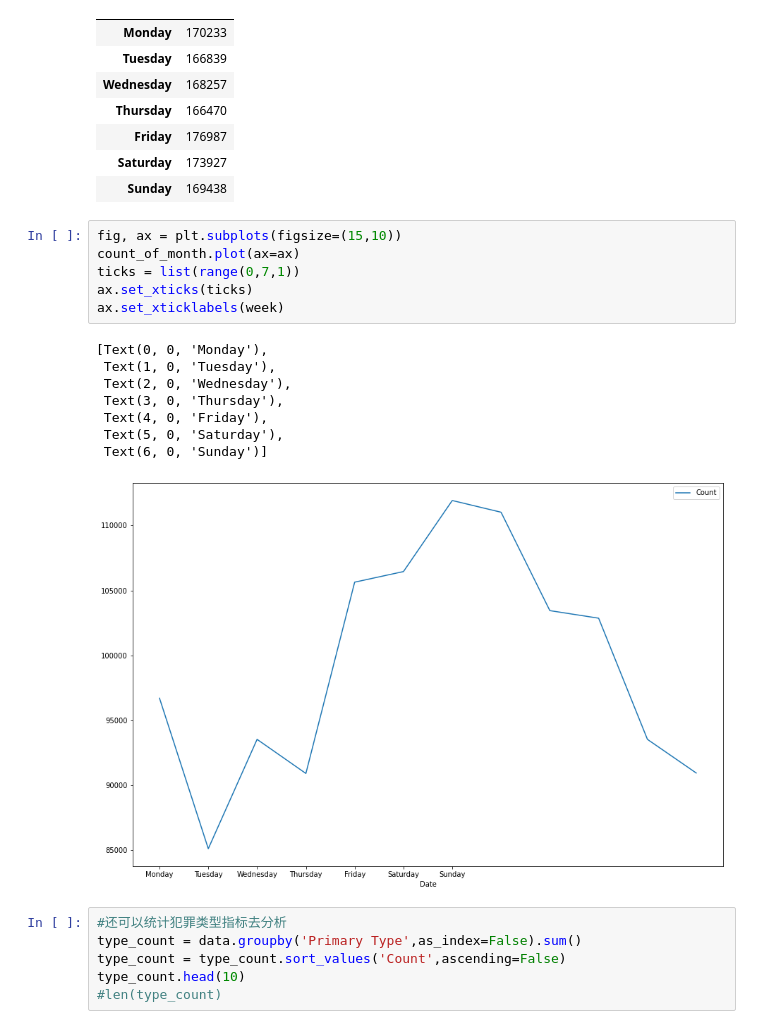
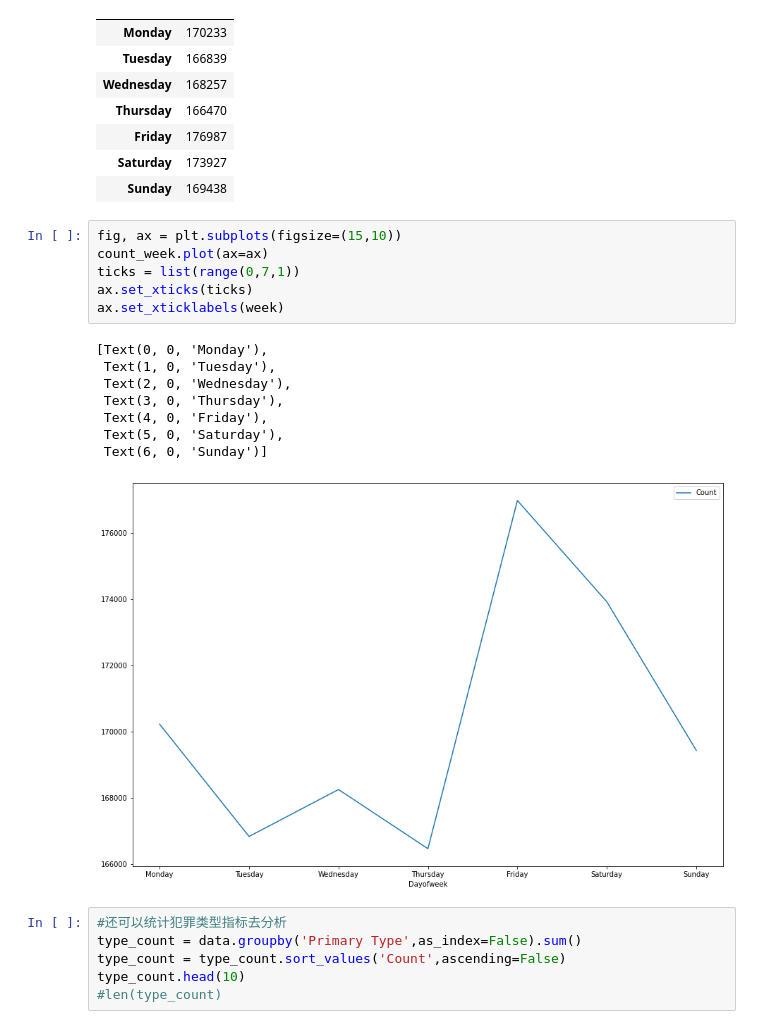
Before and after one commit to COMP5152TEAMWORK/Chicago-Crimes-Analysis, a Jupyter notebook: ShaoNan/code/Chicago_Crime_Data_Analysis.ipynb, the cells around one changed output. Cells and saved outputs as stored; diff of their text form.

```diff
--- a/ShaoNan/code/Chicago_Crime_Data_Analysis.ipynb
+++ b/ShaoNan/code/Chicago_Crime_Data_Analysis.ipynb
@@ -120,19 +120,19 @@ count_week
 | Sunday | 169438 |
 # %%
 fig, ax = plt.subplots(figsize=(15,10))
-count_of_month.plot(ax=ax)
+count_week.plot(ax=ax)
 ticks = list(range(0,7,1))
 ax.set_xticks(ticks)
 ax.set_xticklabels(week)
 # %% [output]
 [Text(0, 0, 'Monday'),
  Text(1, 0, 'Tuesday'),
  Text(2, 0, 'Wednesday'),
  Text(3, 0, 'Thursday'),
  Text(4, 0, 'Friday'),
  Text(5, 0, 'Saturday'),
  Text(6, 0, 'Sunday')]
-[figure, old version]
+[figure, new version]
 # %%
 #还可以统计犯罪类型指标去分析
 type_count = data.groupby('Primary Type',as_index=False).sum()
```
Also changed, not shown: parts of 4 cells of this notebook.
